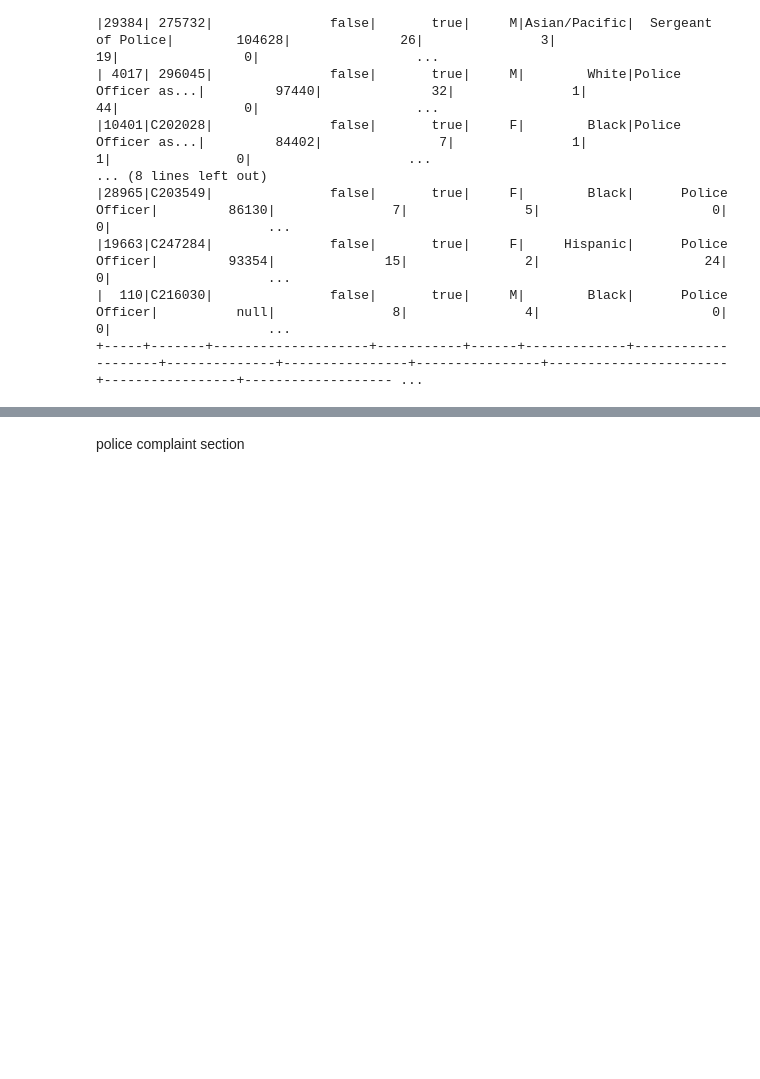
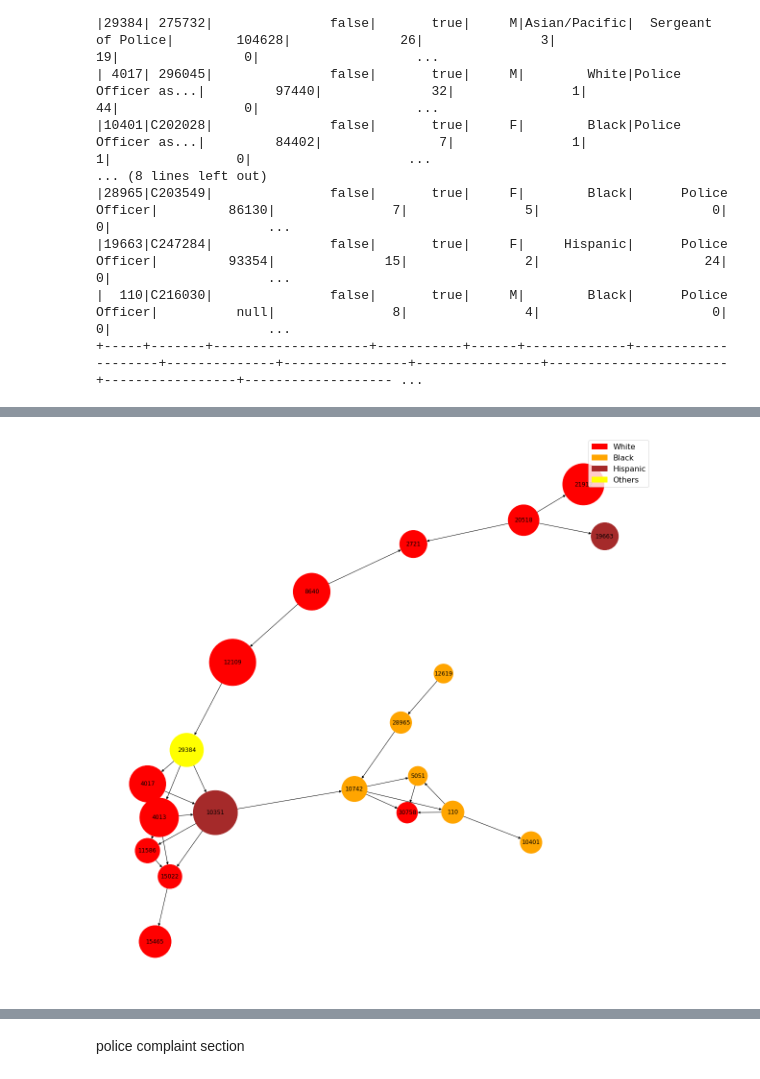
Before and after one commit to jacobkwat/The-Freedom-Donkeys, a Jupyter notebook: checkpoint-4/CP4_V2.ipynb, the cells around one changed output, grey strips where cells are left out. Drawn from its saved outputs; the diff is of its cells as text; code cells hidden in the pictures; blank space fills up the shorter version.

```diff
--- a/checkpoint-4/CP4_V2.ipynb
+++ b/checkpoint-4/CP4_V2.ipynb
@@ -371,0 +425,4 @@ g_scc_civ_complaint_110.edges.count()
+# %%
+plot_graphv2(g_scc_civ_complaint_110, scc_civ_complaint_comp_110.toPandas(), 'allegation_count', mul_factor=150)
+# %% [output]
+[figure, added]
```
Also changed, not shown: parts of 16 cells of this notebook.
